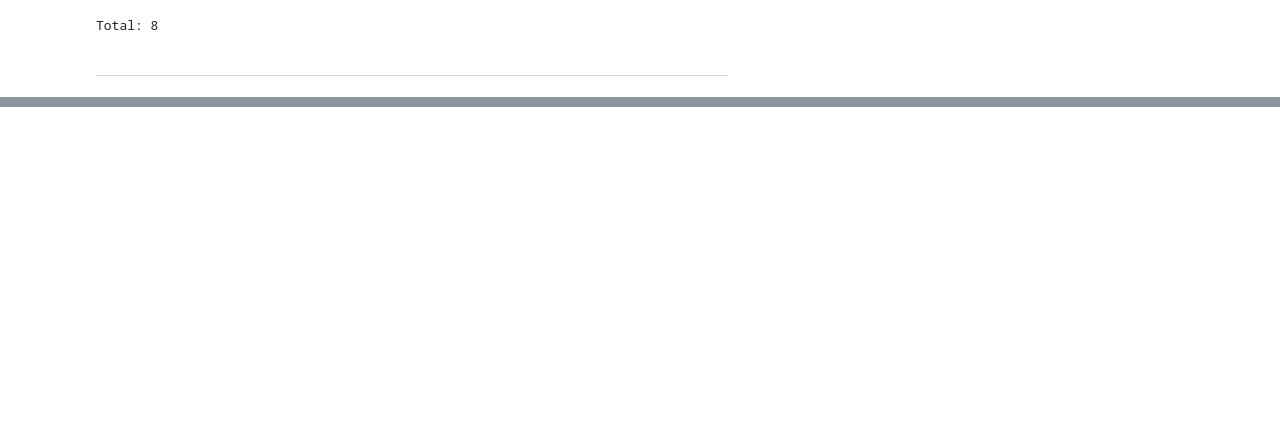
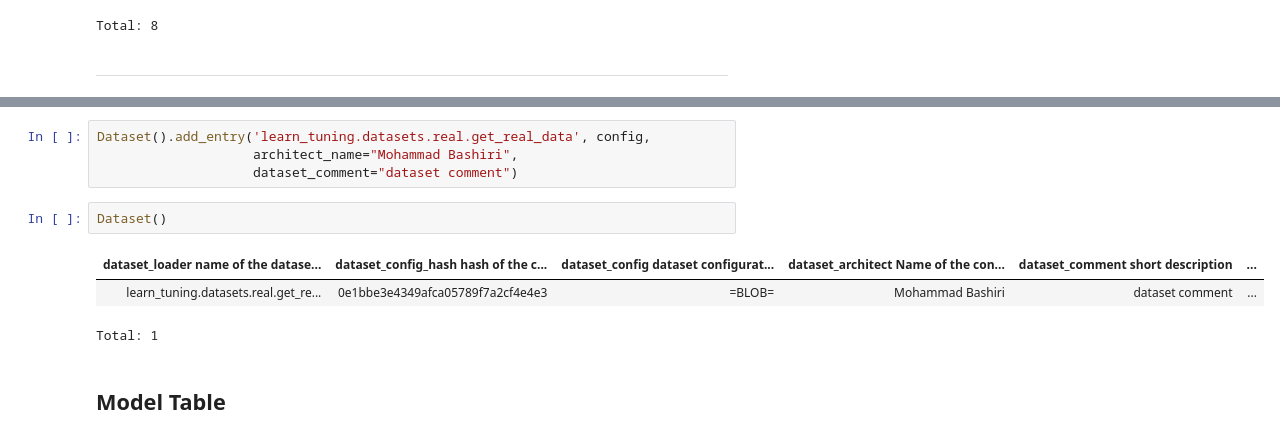
Before and after one commit to sinzlab/nnfabrik, a Jupyter notebook: notebooks/nnfabrik_example.ipynb, the cells around one changed output, grey strips where cells are left out. Saved outputs shown, nothing was run; the diff lists cells and outputs as text; blank space fills up the shorter version.

```diff
--- a/notebooks/nnfabrik_example.ipynb
+++ b/notebooks/nnfabrik_example.ipynb
@@ -173,0 +216,12 @@ Total: 8
+# %%
+Dataset().add_entry('learn_tuning.datasets.real.get_real_data', config,
+                    architect_name="Mohammad Bashiri",
+                    dataset_comment="dataset comment")
+# %%
+Dataset()
+# %% [output]
+| dataset_loader name of the datase... | dataset_config_hash hash of the c... | dataset_config dataset configurat... | dataset_architect Name of the con... | dataset_comment short description | ... |
+| learn_tuning.datasets.real.get_re... | 0e1bbe3e4349afca05789f7a2cf4e4e3 | =BLOB= | Mohammad Bashiri | dataset comment | ... |
+Total: 1
+# %% [markdown]
+## Model Table
```
Also changed, not shown: parts of 24 cells of this notebook, 5 other files.
